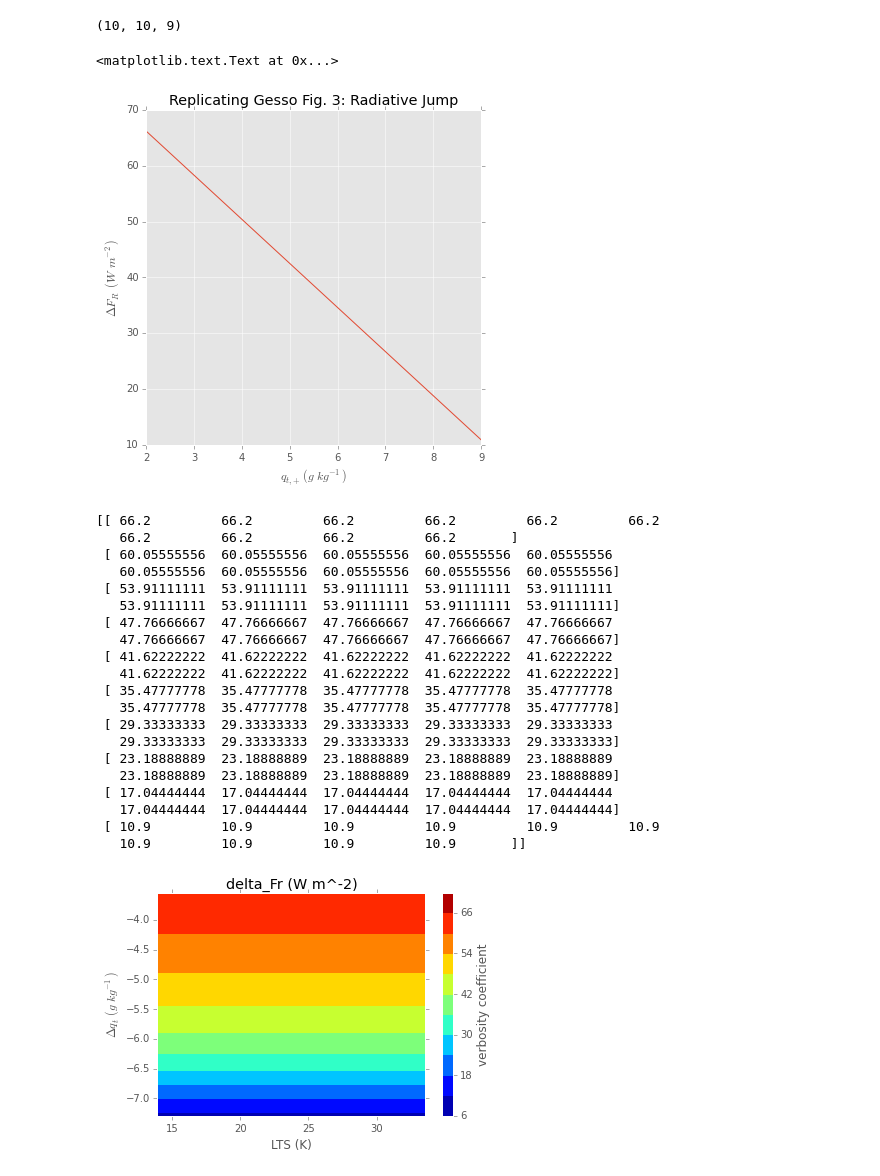
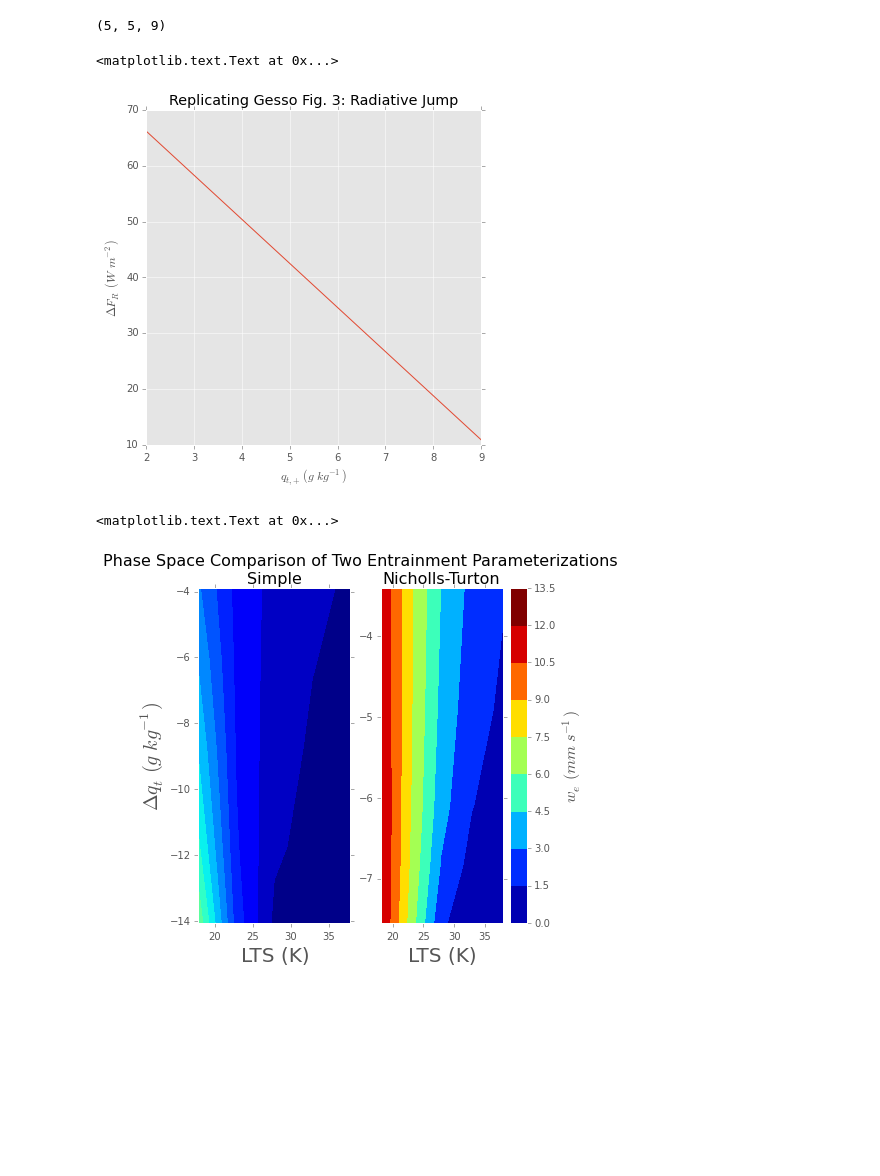
Before and after one commit to tc637/atsc500, a Jupyter notebook: notebooks/cloudy_ml_tim_v2.ipynb, the cells around one changed output. Saved outputs shown, nothing was run; the diff lists cells and outputs as text; code cells hidden in the pictures; blank space fills up the shorter version.

Commit message:
third commit of cloudy notebooks; v2 is complete, with simple and NT params fixed

```diff
--- a/notebooks/cloudy_ml_tim_v2.ipynb
+++ b/notebooks/cloudy_ml_tim_v2.ipynb
@@ -263,6 +286,6 @@ def calc_nicholls_turton(sst, ft_qv):
 sst = 297
 ft_qv = 2e-3
 
-test_array = calc_nicholls_turton(sst, ft_qv)
+test_array = calc_equil(sst, ft_qv, use_NT=True)
 print(test_array)
 # %% [output]
@@ -272,88 +295,86 @@ print(test_array)
 # %%
-ft_qv = np.linspace(2e-3,9e-3,7)
-sst = np.linspace(280,300,7)
+ft_qv = np.linspace(2e-3,9e-3,5)
+sst = np.linspace(280,300,5)
 
+data_array_NT = np.empty([ft_qv.shape[0],sst.shape[0],test_array.shape[0]])
 data_array = np.empty([ft_qv.shape[0],sst.shape[0],test_array.shape[0]])
 for i in range(ft_qv.shape[0]):
     for j in range(sst.shape[0]):
+        out_array_NT = calc_equil(sst[j], ft_qv[i], use_NT=True)
+        out_array = calc_equil(sst[j], ft_qv[i], use_NT=False)
         for k in range(test_array.shape[0]):
-            out_array = calc_nicholls_turton(sst[j], ft_qv[i])
+            data_array_NT[i,j,k] = out_array_NT[k]
             data_array[i,j,k] = out_array[k]
 # %%
 print(data_array.shape)
 
 fig1,ax1 = plt.subplots(1,1,figsize=(6,6))
 
-ax1.plot(ft_qv*1000,data_array[:,0,6])
+ax1.plot(ft_qv*1000,data_array_NT[:,0,6])
 ax1.set_title("Replicating Gesso Fig. 3: Radiative Jump")
 ax1.set_xlabel(r"$q_{t,+}\ (g\ kg^{-1})$")
 ax1.set_ylabel(r"$\Delta F_R\ (W\ m^{-2})$")
 # %% [output]
-(10, 10, 9)
+(5, 5, 9)
 <matplotlib.text.Text at 0x...>
 [figure]
 # %%
-var_index = 6
-var_names = ["thetal_m", "qt_m", "zi", "zb", "we", "LWP", "delta_Fr", "LTS", "dqt"]
-units = ["K", "g kg^-1", "m", "m", "mm s^-1", "kg m^-2", "W m^-2", "K", "g kg^-1"]
+var_index = 4
+var_names = ["thetal_m", "qt_m", "zi", "zb", r"$w_e$", "LWP", "delta_Fr", "LTS", "dqt"]
+units = ["K", "g kg^-1", "m", "m", r"$mm\ s^{-1}$", r"$kg\ {m^-2}$", "W m^-2", "K", "g kg^-1"]
 
 #origin = 'lower'
 origin = 'upper'
 
 delta = 0.025
 
+X_NT, Y_NT = np.meshgrid((data_array_NT[0,:,7]), (data_array_NT[0,:,8])*1000)
 X, Y = np.meshgrid((data_array[0,:,7]), (data_array[0,:,8])*1000)
+
 if var_index == 4:
     factor = 1000
 elif var_index == 5:
     factor = 0.001
 else:
     factor = 1
+
+Z_NT = (data_array_NT[:,:,var_index]*factor)
 Z = (data_array[:,:,var_index]*factor)
-
-nr, nc = Z.shape
 
 # We are using automatic selection of contour levels;
 # this is usually not such a good idea, because they don't
 # occur on nice boundaries, but we do it here for purposes
 # of illustration.
-CS = plt.contourf(X, Y, Z, 10,
+fig,ax = plt.subplots(1,2,figsize=(6,6))
+
+CS0 = ax[0].contourf(X, Y, Z, 10,
                   #[-1, -0.1, 0, 0.1],
                   #alpha=0.5,
                   cmap=plt.cm.jet,
-                  origin=origin)
+                  origin=origin, vmin=np.min(Z_NT[:]), vmax=np.max(Z_NT[:]))
+
+CS1 = ax[1].contourf(X_NT, Y_NT, Z_NT, 10,
+                  #[-1, -0.1, 0, 0.1],
+                  #alpha=0.5,
+                  cmap=plt.cm.jet,
+                  origin=origin, vmin=np.min(Z_NT[:]), vmax=np.max(Z_NT[:]))
 
 # Note that in the following, we explicitly pass in a subset of
 # the contour levels used for the filled contours.  Alternatively,
 # We could pass in additional levels to provide extra resolution,
 # or leave out the levels kwarg to use all of the original levels.
 
-plt.title("{} ({})".format(var_names[var_index], units[var_index]))
-plt.xlabel('LTS (K)')
-plt.ylabel(r'$\Delta q_t\ (g\ kg^{-1}) $')
+fig.suptitle("Phase Space Comparison of Two Entrainment Parameterizations",fontsize=16)
+ax[0].set_title("Simple".format(var_names[var_index], units[var_index]),fontsize=16)
+ax[1].set_title("Nicholls-Turton".format(var_names[var_index], units[var_index]),fontsize=16)
+ax[0].set_xlabel('LTS (K)',fontsize=20)
+ax[1].set_xlabel('LTS (K)',fontsize=20)
+ax[0].set_ylabel(r'$\Delta q_t\ (g\ kg^{-1}) $',fontsize=20)
+
 # Make a colorbar for the ContourSet returned by the contourf call.
-cbar = plt.colorbar(CS)
-cbar.ax.set_ylabel('verbosity coefficient')
-print(Z)
+# Make a colorbar for the ContourSet returned by the contourf call.
+cbar = plt.colorbar(CS1)
+cbar.ax.set_ylabel(r"$w_e\ (mm\ s^{-1})$",fontsize=16)
 # %% [output]
-[[ 66.2         66.2         66.2         66.2         66.2         66.2
-   66.2         66.2         66.2         66.2       ]
- [ 60.05555556  60.05555556  60.05555556  60.05555556  60.05555556
-   60.05555556  60.05555556  60.05555556  60.05555556  60.05555556]
- [ 53.91111111  53.91111111  53.91111111  53.91111111  53.91111111
-   53.91111111  53.91111111  53.91111111  53.91111111  53.91111111]
- [ 47.76666667  47.76666667  47.76666667  47.76666667  47.76666667
-   47.76666667  47.76666667  47.76666667  47.76666667  47.76666667]
- [ 41.62222222  41.62222222  41.62222222  41.62222222  41.62222222
-   41.62222222  41.62222222  41.62222222  41.62222222  41.62222222]
- [ 35.47777778  35.47777778  35.47777778  35.47777778  35.47777778
-   35.47777778  35.47777778  35.47777778  35.47777778  35.47777778]
- [ 29.33333333  29.33333333  29.33333333  29.33333333  29.33333333
-   29.33333333  29.33333333  29.33333333  29.33333333  29.33333333]
- [ 23.18888889  23.18888889  23.18888889  23.18888889  23.18888889
-   23.18888889  23.18888889  23.18888889  23.18888889  23.18888889]
- [ 17.04444444  17.04444444  17.04444444  17.04444444  17.04444444
-   17.04444444  17.04444444  17.04444444  17.04444444  17.04444444]
- [ 10.9         10.9         10.9         10.9         10.9         10.9
-   10.9         10.9         10.9         10.9       ]]
+<matplotlib.text.Text at 0x...>
-[figure, old version]
+[figure, new version]
```
Also changed, not shown: parts of 3 cells of this notebook, 1 other file.
